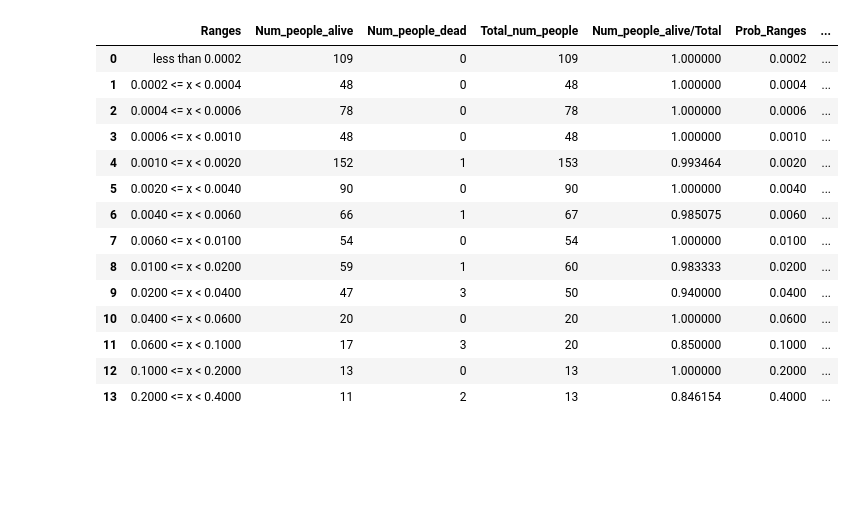
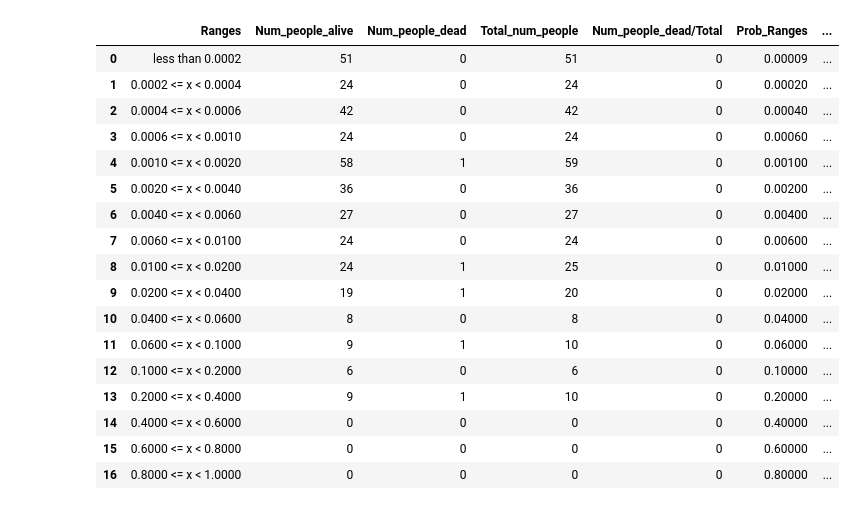
Before and after one commit to aashray/Data_Science, a Jupyter notebook: project_assignment_3_status/notebook/Evaluation of Life Tables.ipynb, the cells around one changed output. Cells and saved outputs as stored; diff of their text form; code cells hidden in the pictures; blank space fills up the shorter version.

```diff
--- a/project_assignment_3_status/notebook/Evaluation of Life Tables.ipynb
+++ b/project_assignment_3_status/notebook/Evaluation of Life Tables.ipynb
@@ -85,10 +85,10 @@ df_alive = df_alive.reset_index(drop=True)
 
 #*****************************************************************************************#
 #Test data - 11 records - Df_dead
-test_data_dead = df_dead.loc[:10,]
+test_data_dead = df_dead.loc[:4,]
 
 #Test data - Df_alive
-test_data_alive = df_alive.loc[:10,]
+test_data_alive = df_alive.loc[:4,]
 #*****************************************************************************************#
 # %%
 #To create a new DataFrame - For dead people
@@ -190,8 +190,9 @@ cat_df['Ranges'] = pd.Series([cat1,cat2,cat3,cat4,cat5,cat6,cat7,cat8,cat9,cat10
 cat_df['Num_people_dead'] = pd.Series([0,0,0,0,0,0,0,0,0,0,0,0,0,0,0,0,0])
 cat_df['Num_people_alive'] = pd.Series([0,0,0,0,0,0,0,0,0,0,0,0,0,0,0,0,0])
 cat_df['Total_num_people'] = pd.Series([0,0,0,0,0,0,0,0,0,0,0,0,0,0,0,0,0])
-cat_df['Num_people_alive/Total'] = pd.Series([0,0,0,0,0,0,0,0,0,0,0,0,0,0,0,0,0])
-
+cat_df['Num_people_dead/Total'] = pd.Series([0,0,0,0,0,0,0,0,0,0,0,0,0,0,0,0,0])
+cat_df['Prob_Ranges'] = pd.Series([0.00009, 0.0002, 0.0004, 0.0006, 0.0010, 0.0020, 0.0040, 0.0060, 0.0100, 0.0200, 0.0400, 0.0600, 0.1000, 0.2000, 0.4000, 0.6000, 0.8000, 1.0000])
+cat_df['log_Prob'] = log(cat_df['Prob_Ranges'])
 #Df_alive
 #Creating a dataframe to keep track of the count of people whose death probabilities is in the above range
 cat_dfa = pd.DataFrame(columns=col)
@@ -199,7 +200,7 @@ cat_dfa['Ranges'] = pd.Series([cat1,cat2,cat3,cat4,cat5,cat6,cat7,cat8,cat9,cat1
 cat_dfa['Num_people_dead'] = pd.Series([0,0,0,0,0,0,0,0,0,0,0,0,0,0,0,0,0])
 cat_dfa['Num_people_alive'] = pd.Series([0,0,0,0,0,0,0,0,0,0,0,0,0,0,0,0,0])
 cat_dfa['Total_num_people'] = pd.Series([0,0,0,0,0,0,0,0,0,0,0,0,0,0,0,0,0])
-cat_dfa['Num_people_alive/Total'] = pd.Series([0,0,0,0,0,0,0,0,0,0,0,0,0,0,0,0,0])
+cat_dfa['Num_people_dead/Total'] = pd.Series([0,0,0,0,0,0,0,0,0,0,0,0,0,0,0,0,0])
 # %%
 #Bucketing the probabilities based on the ranges above
 #Df_dead
@@ -438,29 +439,32 @@ for i in eval_dfa.index:
 # %%
 #Additional columns added
 cat_df['Total_num_people'] = cat_df['Num_people_alive'] + cat_df['Num_people_dead']
 cat_df['Num_people_alive/Total'] = cat_df['Num_people_alive']/cat_df['Total_num_people']
 
 #Dropping the probability ranges if there are certain inf values
-cat_df = cat_df.replace([np.inf, -np.inf], np.nan).dropna(how="any")
+# cat_df.replace([np.inf, -np.inf], np.nan).dropna(how="any")
 
 #Printing the distribution table - Df_dead - Only Dead people
 cat_df
 # %% [output]
-|  | Ranges | Num_people_alive | Num_people_dead | Total_num_people | Num_people_alive/Total | Prob_Ranges | ... |
-| 0 | less than 0.0002 | 109 | 0 | 109 | 1.000000 | 0.0002 | ... |
-| 1 | 0.0002 <= x < 0.0004 | 48 | 0 | 48 | 1.000000 | 0.0004 | ... |
-| 2 | 0.0004 <= x < 0.0006 | 78 | 0 | 78 | 1.000000 | 0.0006 | ... |
-| 3 | 0.0006 <= x < 0.0010 | 48 | 0 | 48 | 1.000000 | 0.0010 | ... |
-| 4 | 0.0010 <= x < 0.0020 | 152 | 1 | 153 | 0.993464 | 0.0020 | ... |
-| 5 | 0.0020 <= x < 0.0040 | 90 | 0 | 90 | 1.000000 | 0.0040 | ... |
-| 6 | 0.0040 <= x < 0.0060 | 66 | 1 | 67 | 0.985075 | 0.0060 | ... |
-| 7 | 0.0060 <= x < 0.0100 | 54 | 0 | 54 | 1.000000 | 0.0100 | ... |
-| 8 | 0.0100 <= x < 0.0200 | 59 | 1 | 60 | 0.983333 | 0.0200 | ... |
-| 9 | 0.0200 <= x < 0.0400 | 47 | 3 | 50 | 0.940000 | 0.0400 | ... |
-| 10 | 0.0400 <= x < 0.0600 | 20 | 0 | 20 | 1.000000 | 0.0600 | ... |
-| 11 | 0.0600 <= x < 0.1000 | 17 | 3 | 20 | 0.850000 | 0.1000 | ... |
-| 12 | 0.1000 <= x < 0.2000 | 13 | 0 | 13 | 1.000000 | 0.2000 | ... |
-| 13 | 0.2000 <= x < 0.4000 | 11 | 2 | 13 | 0.846154 | 0.4000 | ... |
+|  | Ranges | Num_people_alive | Num_people_dead | Total_num_people | Num_people_dead/Total | Prob_Ranges | ... |
+| 0 | less than 0.0002 | 51 | 0 | 51 | 0 | 0.00009 | ... |
+| 1 | 0.0002 <= x < 0.0004 | 24 | 0 | 24 | 0 | 0.00020 | ... |
+| 2 | 0.0004 <= x < 0.0006 | 42 | 0 | 42 | 0 | 0.00040 | ... |
+| 3 | 0.0006 <= x < 0.0010 | 24 | 0 | 24 | 0 | 0.00060 | ... |
+| 4 | 0.0010 <= x < 0.0020 | 58 | 1 | 59 | 0 | 0.00100 | ... |
+| 5 | 0.0020 <= x < 0.0040 | 36 | 0 | 36 | 0 | 0.00200 | ... |
+| 6 | 0.0040 <= x < 0.0060 | 27 | 0 | 27 | 0 | 0.00400 | ... |
+| 7 | 0.0060 <= x < 0.0100 | 24 | 0 | 24 | 0 | 0.00600 | ... |
+| 8 | 0.0100 <= x < 0.0200 | 24 | 1 | 25 | 0 | 0.01000 | ... |
+| 9 | 0.0200 <= x < 0.0400 | 19 | 1 | 20 | 0 | 0.02000 | ... |
+| 10 | 0.0400 <= x < 0.0600 | 8 | 0 | 8 | 0 | 0.04000 | ... |
+| 11 | 0.0600 <= x < 0.1000 | 9 | 1 | 10 | 0 | 0.06000 | ... |
+| 12 | 0.1000 <= x < 0.2000 | 6 | 0 | 6 | 0 | 0.10000 | ... |
+| 13 | 0.2000 <= x < 0.4000 | 9 | 1 | 10 | 0 | 0.20000 | ... |
+| 14 | 0.4000 <= x < 0.6000 | 0 | 0 | 0 | 0 | 0.40000 | ... |
+| 15 | 0.6000 <= x < 0.8000 | 0 | 0 | 0 | 0 | 0.60000 | ... |
+| 16 | 0.8000 <= x < 1.0000 | 0 | 0 | 0 | 0 | 0.80000 | ... |
 # %%
 #Printing the distribution table - Df_alive - Only Alive people
 cat_dfa
```
Also changed, not shown: parts of 3 cells of this notebook, 1 other file.
